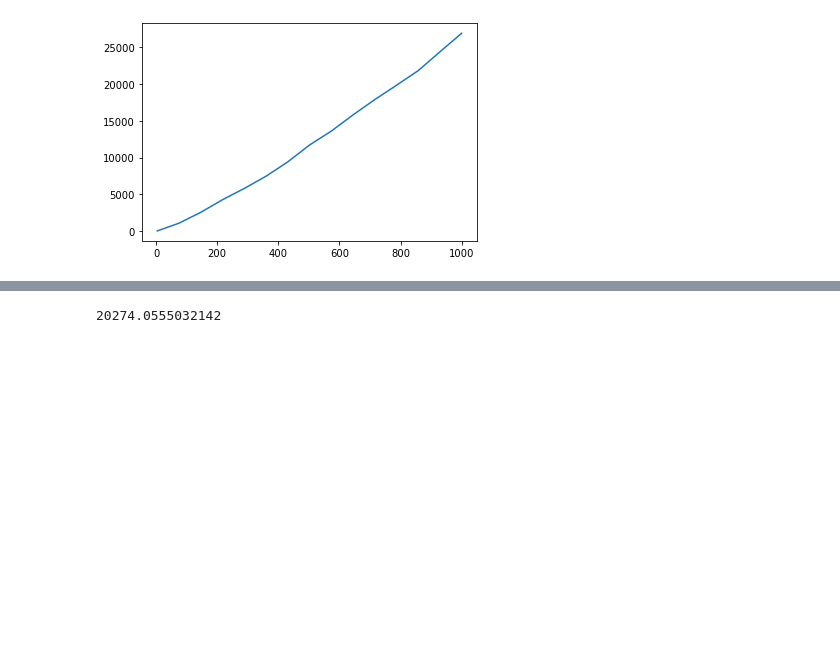
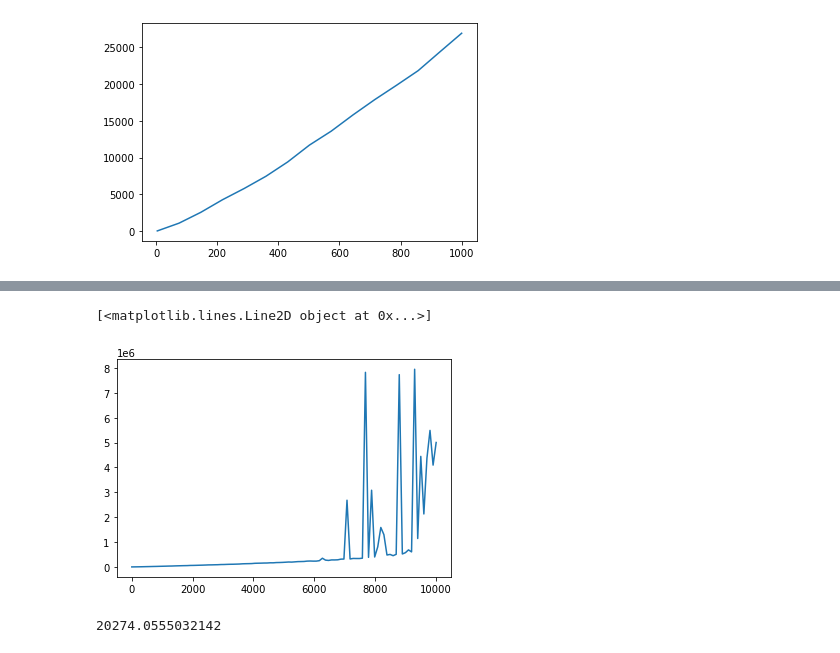
Before and after one commit to smoralesduarte/randnumsgps, a Jupyter notebook: erdossmgps.ipynb, the cells around one changed output, grey strips where cells are left out. Saved outputs shown, nothing was run; the diff lists cells and outputs as text; code cells hidden in the pictures; blank space fills up the shorter version.

Commit message:
Expected Frobenius samples

```diff
--- a/erdossmgps.ipynb
+++ b/erdossmgps.ipynb
@@ -263,3 +283,8 @@ KeyboardInterrupt:
+# %%
+plt.plot(1/x, data_frobenius)
+# %% [output]
+[<matplotlib.lines.Line2D object at 0x...>]
+[figure, added]
 # %%
 n = 30000
 sum = 0
```
Also changed, not shown: parts of 3 cells of this notebook.
